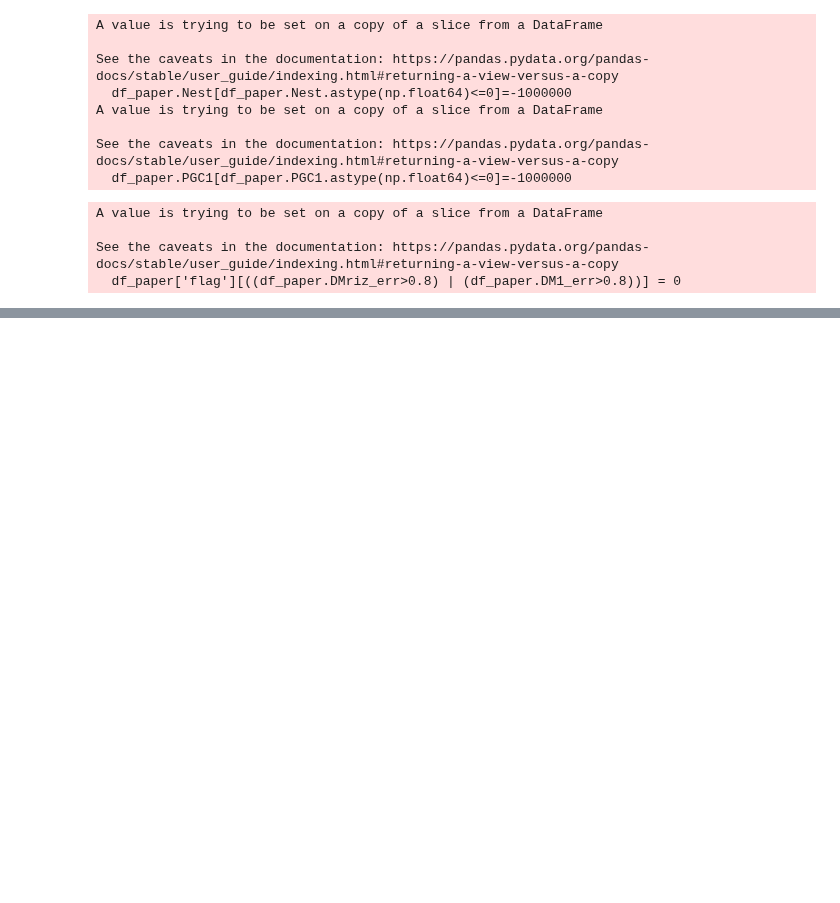
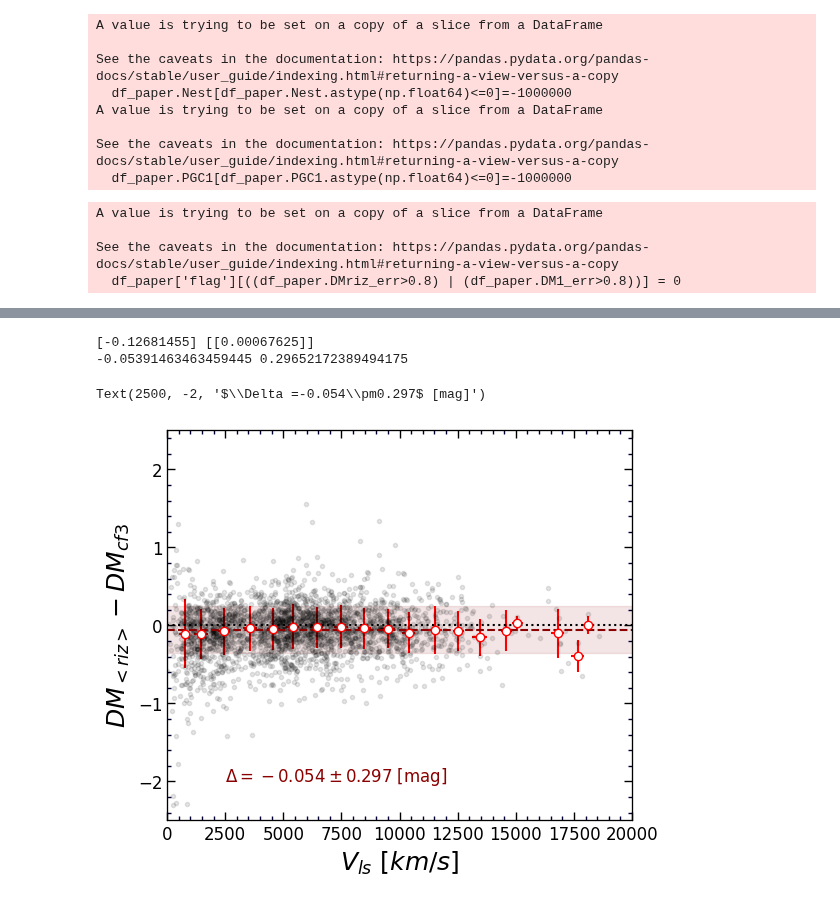
Before and after one commit to ekourkchi/test_TFRcatal, a Jupyter notebook: MLratio_compare.ipynb, the cells around one changed output, grey strips where cells are left out. Drawn from its saved outputs; the diff is of its cells as text; code cells hidden in the pictures; blank space fills up the shorter version.

```diff
--- a/MLratio_compare.ipynb
+++ b/MLratio_compare.ipynb
@@ -597,0 +631,76 @@ np.mean(Y)
+# %%
+cf3 = pd.read_csv("../calibrators/cf3.csv", sep='|')
+
+for col in cf3.columns:
+    newcol = col.strip()
+    cf3.rename(columns={col:newcol}, inplace=True)
+
+cf3.set_index('PGC', inplace=True)
+
+cf3['DM_cf3'] = cf3['DM']
+cf3 = cf3[['DM_cf3']]
+
+df34 = df_paper.join(cf3, how='inner')
+# %%
+def constant(x,delta):
+    return delta
+# %%
+dff = df34[df34.Qs>2]
+
+fig = py.figure(figsize=(5,5), dpi=100)
+fig.subplots_adjust(wspace=0, top=0.9, bottom=0.12, left=0.05, right=0.98)
+ax = fig.add_subplot(111)
+
+
+X = dff.Vls.values
+Y = dff.DMriz_fid.values-dff.DM_cf3.values
+
+Ye = np.sqrt(dff.DMriz_err.values**2+0.4**2)
+
+fit, cov = curve_fit(constant, X, Y, sigma=Ye)
+print(fit, cov)
+
+ax.plot(X, Y, 'k.', alpha=0.1)
+
+X = X[Y<1]
+Y = Y[Y<1]
+
+X = X[Y>-1.5]
+Y = Y[Y>-1.5]
+
+for i in np.arange(0,20000,1000):
+    xp = []
+    yp = []
+    for ii in range(len(X)):
+        xi = X[ii]
+        if xi>=i and xi<i+1000:
+            xp.append(xi)
+            yp.append(Y[ii])
+    if len(xp)>0:
+        ax.errorbar(np.median(xp), np.median(yp), yerr=np.std(yp), xerr=np.std(xp), fmt='o',
+                    color='r', ms=6, mfc='white')
+
+ax.set_xlabel(r'$V_{ls} \/\/[km/s]$', fontsize=18)
+# ax.set_ylabel(r'$DM_{75} - DM_{fid}$', fontsize=18)
+ax.set_ylabel(r'$DM_{<riz>}-DM_{cf3}$', fontsize=18)
+
+ax.plot([0,20000], [0,0], ':', color='k')
+
+set_axes(ax, (0,20000), (-2.5,2.5), fontsize=12)
+
+# ax.set_title("BTFR: W1-band")
+
+med = np.median(Y)
+std = np.std(Y-med)
+y = np.asarray([med,med])
+ax.plot([0,20000], y, '--', color='darkred')
+ax.fill_between([0,20000], y+std, y-std, color='darkred', alpha=0.10)
+
+print(med,std)
+
+ax.text(2500, -2, r"$\Delta =" + '%.3f'%med+'\pm'+'%.3f'%std+'$'+ ' [mag]', color='darkred', fontsize=12)
+# %% [output]
+[-0.12681455] [[0.00067625]]
+-0.05391463463459445 0.29652172389494175
+Text(2500, -2, '$\\Delta =-0.054\\pm0.297$ [mag]')
+[figure, added]
```
Also changed, not shown: parts of 14 cells of this notebook, 6 other files.
